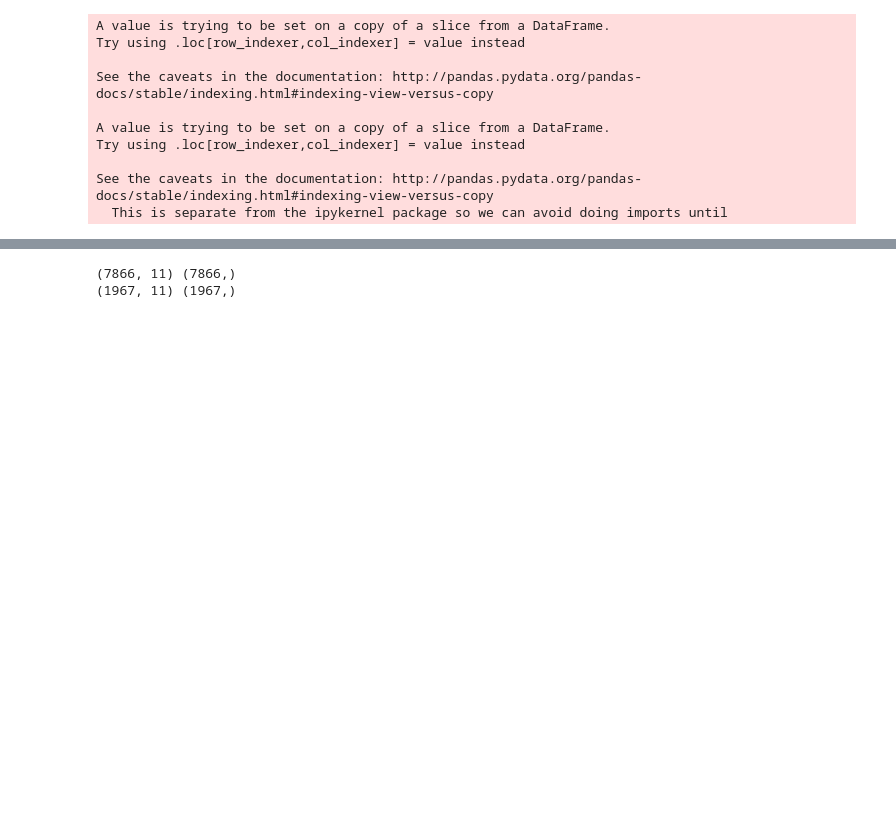
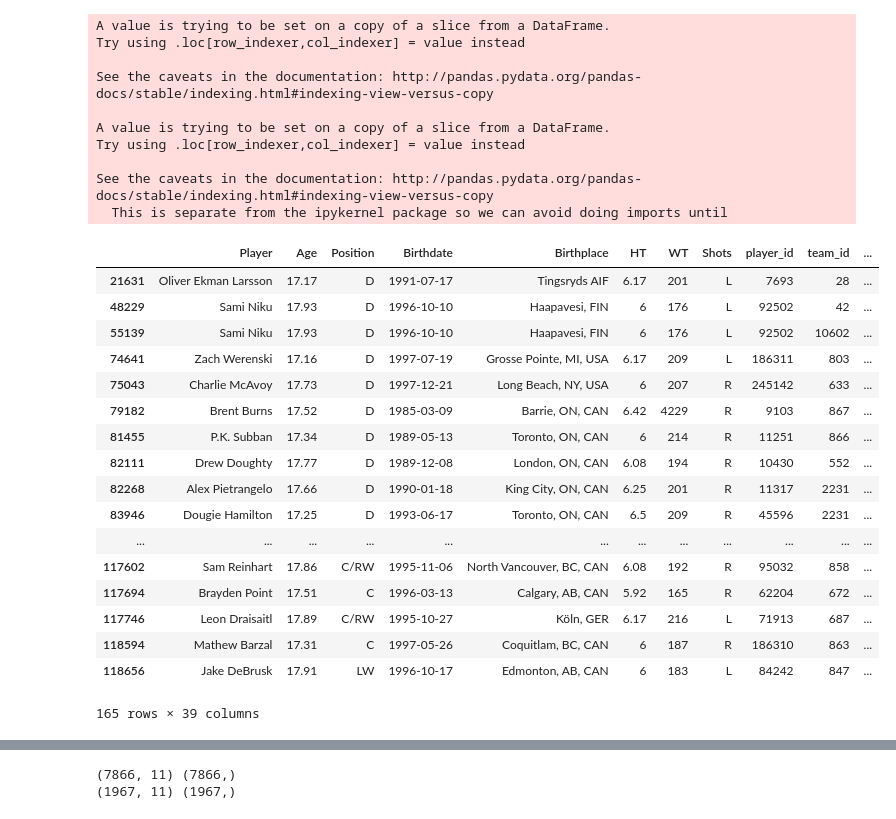
Before and after one commit to Schmoegurt/prospectmodel, a Jupyter notebook: Prospect Model.ipynb, the cells around one changed output, grey strips where cells are left out. Cells and saved outputs as stored; diff of their text form; code cells hidden in the pictures; blank space fills up the shorter version.

```diff
--- a/Prospect Model.ipynb
+++ b/Prospect Model.ipynb
@@ -182,0 +188,23 @@ draft_year_df['nhl_pts_per_gp'] = draft_year_df['nhl_G'] / draft_year_df['nhl_GP
+# %%
+from IPython.display import display
+pd.options.display.max_columns = None
+display(draft_year_df[draft_year_df['>_than_.2_pts_gp'] == 1].iloc[:, 1:])
+# %% [output]
+|  | Player | Age | Position | Birthdate | Birthplace | HT | WT | Shots | player_id | team_id | ... |
+| 21631 | Oliver Ekman Larsson | 17.17 | D | 1991-07-17 | Tingsryds AIF | 6.17 | 201 | L | 7693 | 28 | ... |
+| 48229 | Sami Niku | 17.93 | D | 1996-10-10 | Haapavesi, FIN | 6 | 176 | L | 92502 | 42 | ... |
+| 55139 | Sami Niku | 17.93 | D | 1996-10-10 | Haapavesi, FIN | 6 | 176 | L | 92502 | 10602 | ... |
+| 74641 | Zach Werenski | 17.16 | D | 1997-07-19 | Grosse Pointe, MI, USA | 6.17 | 209 | L | 186311 | 803 | ... |
+| 75043 | Charlie McAvoy | 17.73 | D | 1997-12-21 | Long Beach, NY, USA | 6 | 207 | R | 245142 | 633 | ... |
+| 79182 | Brent Burns | 17.52 | D | 1985-03-09 | Barrie, ON, CAN | 6.42 | 4229 | R | 9103 | 867 | ... |
+| 81455 | P.K. Subban | 17.34 | D | 1989-05-13 | Toronto, ON, CAN | 6 | 214 | R | 11251 | 866 | ... |
+| 82111 | Drew Doughty | 17.77 | D | 1989-12-08 | London, ON, CAN | 6.08 | 194 | R | 10430 | 552 | ... |
+| 82268 | Alex Pietrangelo | 17.66 | D | 1990-01-18 | King City, ON, CAN | 6.25 | 201 | R | 11317 | 2231 | ... |
+| 83946 | Dougie Hamilton | 17.25 | D | 1993-06-17 | Toronto, ON, CAN | 6.5 | 209 | R | 45596 | 2231 | ... |
+| ... | ... | ... | ... | ... | ... | ... | ... | ... | ... | ... | ... |
+| 117602 | Sam Reinhart | 17.86 | C/RW | 1995-11-06 | North Vancouver, BC, CAN | 6.08 | 192 | R | 95032 | 858 | ... |
+| 117694 | Brayden Point | 17.51 | C | 1996-03-13 | Calgary, AB, CAN | 5.92 | 165 | R | 62204 | 672 | ... |
+| 117746 | Leon Draisaitl | 17.89 | C/RW | 1995-10-27 | Köln, GER | 6.17 | 216 | L | 71913 | 687 | ... |
+| 118594 | Mathew Barzal | 17.31 | C | 1997-05-26 | Coquitlam, BC, CAN | 6 | 187 | R | 186310 | 863 | ... |
+| 118656 | Jake DeBrusk | 17.91 | LW | 1996-10-17 | Edmonton, AB, CAN | 6 | 183 | L | 84242 | 847 | ... |
+165 rows × 39 columns
```
Also changed, not shown: parts of 10 cells of this notebook.
